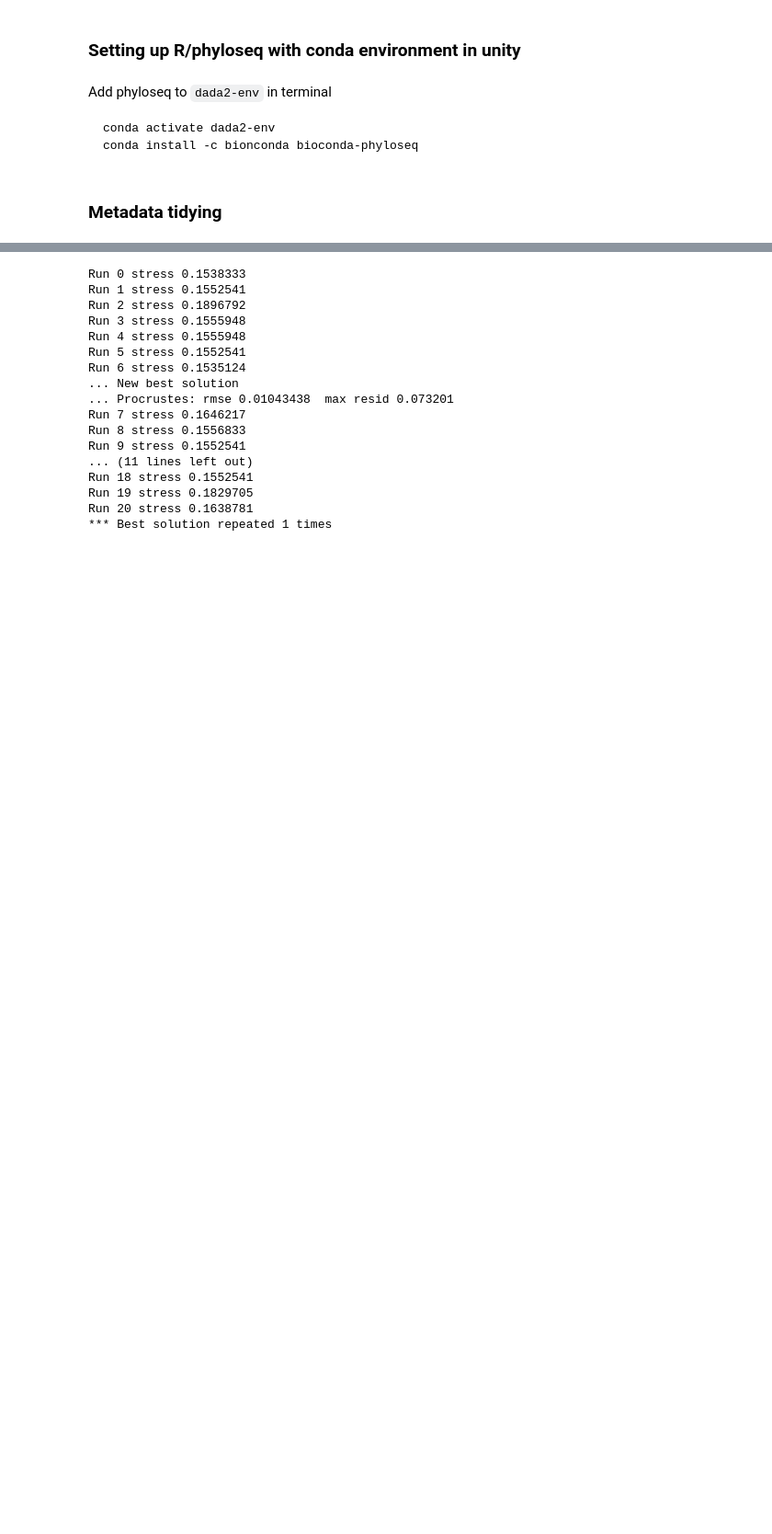
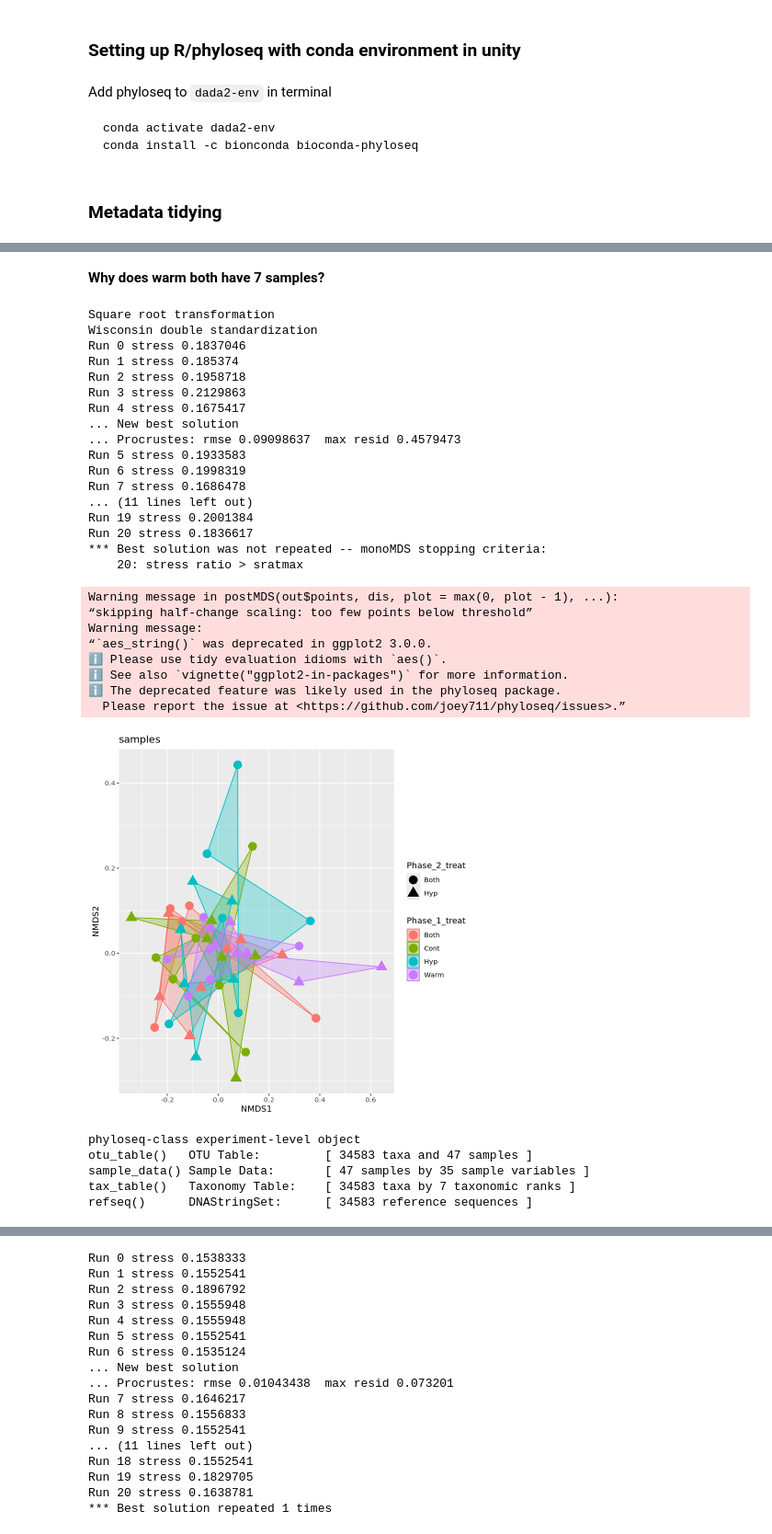
Before and after one commit to jfiorilla/ORCC_16S, a Jupyter notebook: phyloseq-working.ipynb, the cells around one changed output, grey strips where cells are left out. Shown at 92% size. Drawn from its saved outputs; the diff is of its cells as text; code cells hidden in the pictures; blank space fills up the shorter version.

Commit message:
bioretreat poster plots - messy

```diff
--- a/phyloseq-working.ipynb
+++ b/phyloseq-working.ipynb
@@ -132,0 +169,3 @@ plot_richness(ps, x="Combined_treat", measures=c("Shannon", "Simpson"), color="P
+# %%
+# Read in phyloseq object
+ps <- readRDS("/scratch4/workspace/jade_fiorilla_student_uml_edu-rawseqorcc/dada2/ps.rds")
@@ -132,0 +298,6 @@ plot_richness(ps, x="Combined_treat", measures=c("Shannon", "Simpson"), color="P
+# %%
+# Subset samples to copy 2018 nmds variables
+ps_hyp <- subset_samples(ps, Tissue == "gill" & Phase_2_treat %in% c("Hyp", "Both"))
+ps_hyp <- prune_taxa(taxa_sums(ps_hyp) > 0, ps_hyp)
+ps_hyp
+with(sample_data(ps_hyp), table(Phase, Combined_treat))
@@ -132,0 +313,44 @@ plot_richness(ps, x="Combined_treat", measures=c("Shannon", "Simpson"), color="P
+# %% [markdown]
+**Why does warm both have 7 samples?**
+# %%
+# nmds with hypoxic and both samples
+hyp.ord <- ordinate(ps_hyp, "NMDS", "bray")
+p2 = plot_ordination(ps_hyp, hyp.ord, type="samples", color="Phase_1_treat", shape="Phase_2_treat")
+p2 + geom_polygon(aes(fill=Phase_1_treat), alpha=0.3) + geom_point(size=5) + ggtitle("samples")
+# %% [output]
+Square root transformation
+Wisconsin double standardization
+Run 0 stress 0.1837046
+Run 1 stress 0.185374
+Run 2 stress 0.1958718
+Run 3 stress 0.2129863
+Run 4 stress 0.1675417
+... New best solution
+... Procrustes: rmse 0.09098637  max resid 0.4579473
+Run 5 stress 0.1933583
+Run 6 stress 0.1998319
+Run 7 stress 0.1686478
+... (11 lines left out)
+Run 19 stress 0.2001384
+Run 20 stress 0.1836617
+*** Best solution was not repeated -- monoMDS stopping criteria:
+    20: stress ratio > sratmax
+Warning message in postMDS(out$points, dis, plot = max(0, plot - 1), ...):
+“skipping half-change scaling: too few points below threshold”
+Warning message:
+“`aes_string()` was deprecated in ggplot2 3.0.0.
+ℹ Please use tidy evaluation idioms with `aes()`.
+ℹ See also `vignette("ggplot2-in-packages")` for more information.
+ℹ The deprecated feature was likely used in the phyloseq package.
+  Please report the issue at <https://github.com/joey711/phyloseq/issues>.”
+[figure, added]
+# %%
+# Subset samples
+ps_hyp2 <- subset_samples(ps_norm, Phase == "2" & Combined_treat %in% c("CC", "CH", "HC", "HH"))
+ps_hyp2
+# %% [output]
+phyloseq-class experiment-level object
+otu_table()   OTU Table:         [ 34583 taxa and 47 samples ]
+sample_data() Sample Data:       [ 47 samples by 35 sample variables ]
+tax_table()   Taxonomy Table:    [ 34583 taxa by 7 taxonomic ranks ]
+refseq()      DNAStringSet:      [ 34583 reference sequences ]
```
Also changed, not shown: parts of 61 cells of this notebook, 3 other files.
